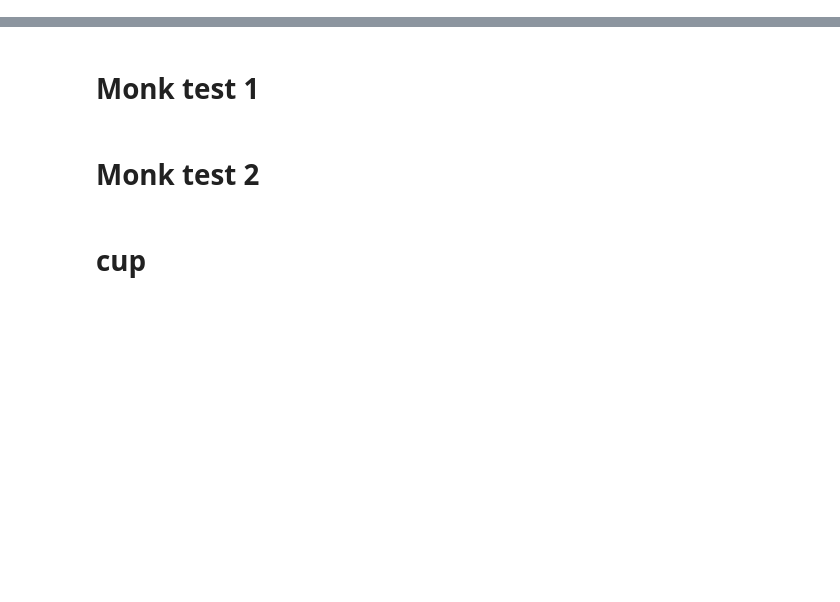
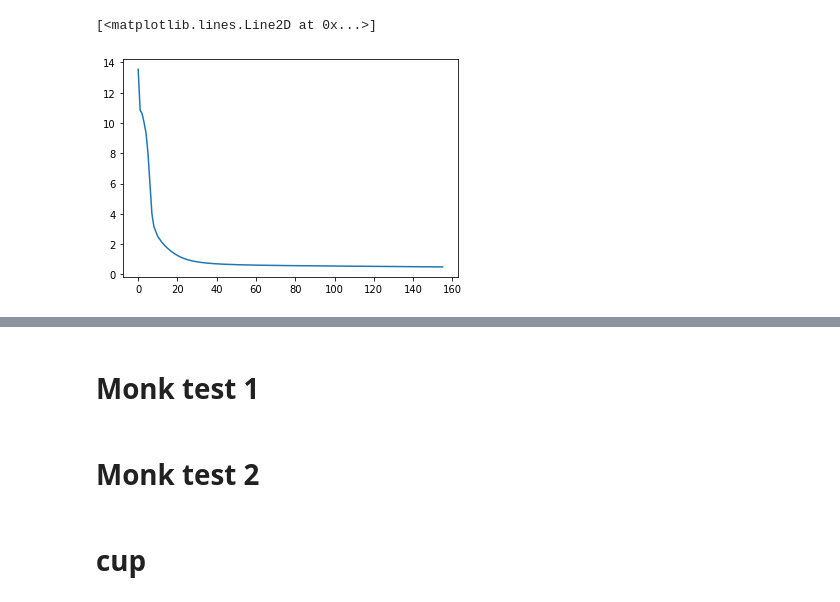
Before and after one commit to sd3ntato/ML-Project, a Jupyter notebook: test_notebook.ipynb, the cells around one changed output, grey strips where cells are left out. Cells and saved outputs as stored; diff of their text form; code cells hidden in the pictures; blank space fills up the shorter version.

```diff
--- a/test_notebook.ipynb
+++ b/test_notebook.ipynb
@@ -30,12 +35,16 @@ print( MSE(outs,ty))
 # %%
-e, _ = n.train(tx, ty, 1e-02,
+n.train(tx, ty, 1e-02,
   a = 9e-01,
   l = 0,
   max_epochs = 1000,
   tresh = .001,
-  measure_interval = 10 )
+  measure_interval = 10,
+  bs=None )
 clear_output()
-plt.plot(e)
+plt.plot(n.train_history)
+# %% [output]
+[<matplotlib.lines.Line2D at 0x...>]
+[figure, added]
 # %%
 plt.plot(tx,ty,label='target function')
 outs = n.supply_sequence(tx)
```
Also changed, not shown: parts of 11 cells of this notebook, 1 other file.
